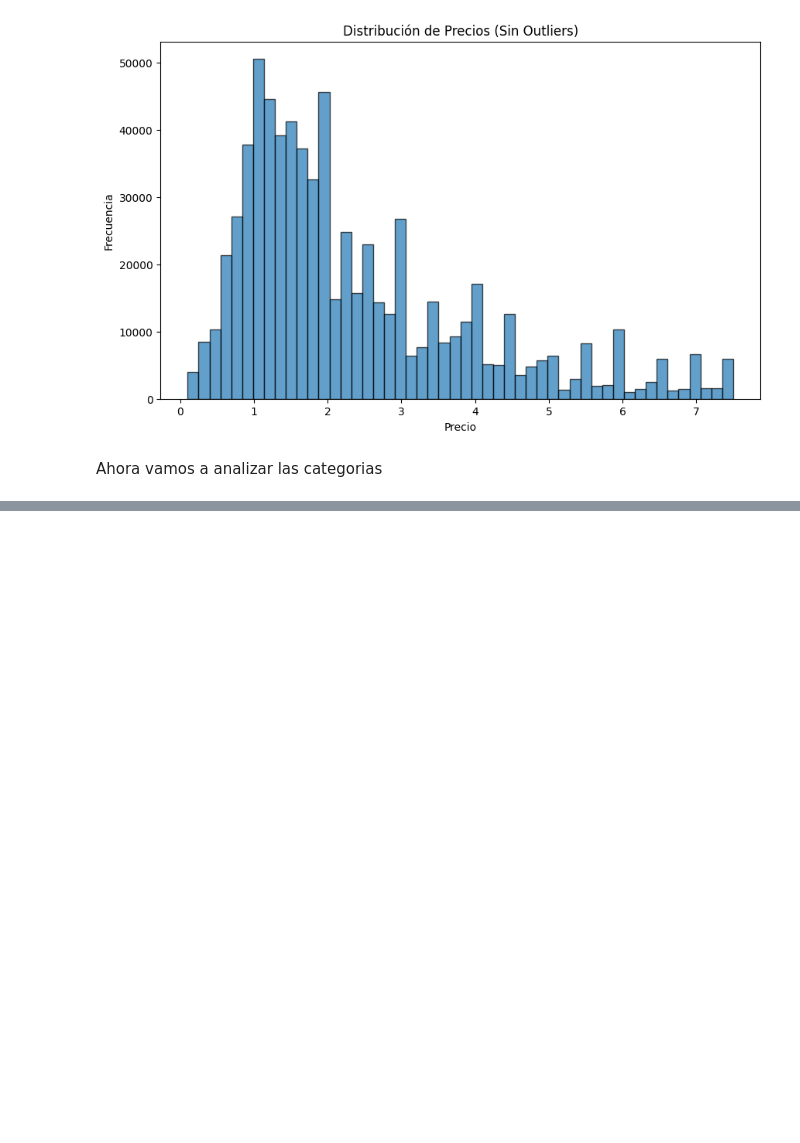
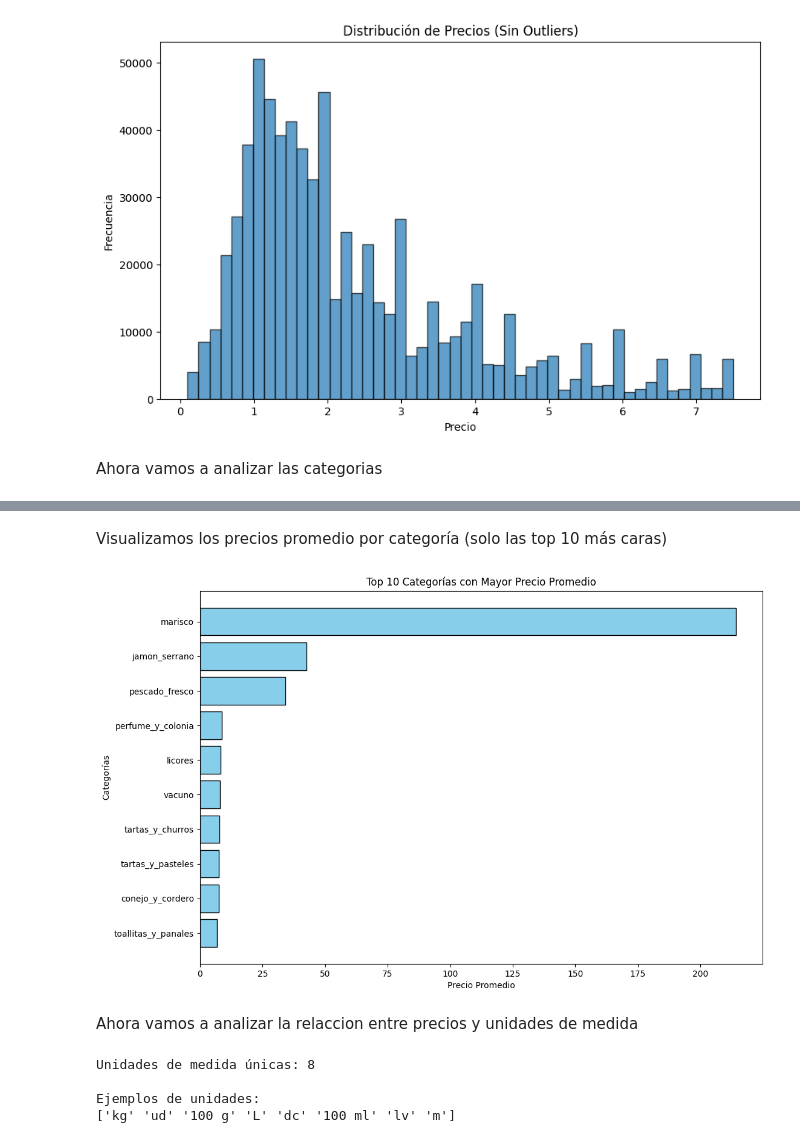
Before and after one commit to JaimeRevilla/MachLearnChicagoCrimes, a Jupyter notebook: eda_jaime.ipynb, the cells around one changed output, grey strips where cells are left out. Saved outputs shown, nothing was run; the diff lists cells and outputs as text; code cells hidden in the pictures; blank space fills up the shorter version.

```diff
--- a/eda_jaime.ipynb
+++ b/eda_jaime.ipynb
@@ -181,0 +186,4 @@ Name: category, Length: 761102, dtype: object>
+# %%
+category_stats = dataset.groupby('category')[['price', 'reference_price']].agg(['mean', 'median', 'std', 'count'])
+category_stats.columns = ['_'.join(col) for col in category_stats.columns]  # Renombrar columnas para mayor claridad
+category_stats = category_stats.sort_values(by='price_mean', ascending=False)  # Ordenar por precio promedio
@@ -181,0 +213,25 @@ Name: category, Length: 761102, dtype: object>
+# %% [markdown]
+Visualizamos los precios promedio por categoría (solo las top 10 más caras)
+# %%
+top_categories = category_stats.head(10)
+
+plt.figure(figsize=(12, 8))
+plt.barh(top_categories.index, top_categories['price_mean'], color='skyblue', edgecolor='k')
+plt.title('Top 10 Categorías con Mayor Precio Promedio')
+plt.xlabel('Precio Promedio')
+plt.ylabel('Categorías')
+plt.gca().invert_yaxis()  # Invertir el eje Y para mostrar las categorías más caras arriba
+plt.show()
+# %% [output]
+[figure, added]
+# %% [markdown]
+Ahora vamos a analizar la relaccion entre precios y unidades de medida
+# %%
+print(f"Unidades de medida únicas: {dataset['reference_unit'].nunique()}")
+print("\nEjemplos de unidades:")
+print(dataset['reference_unit'].unique())
+# %% [output]
+Unidades de medida únicas: 8
+
+Ejemplos de unidades:
+['kg' 'ud' '100 g' 'L' 'dc' '100 ml' 'lv' 'm']
```
Also changed, not shown: parts of 23 cells of this notebook.
